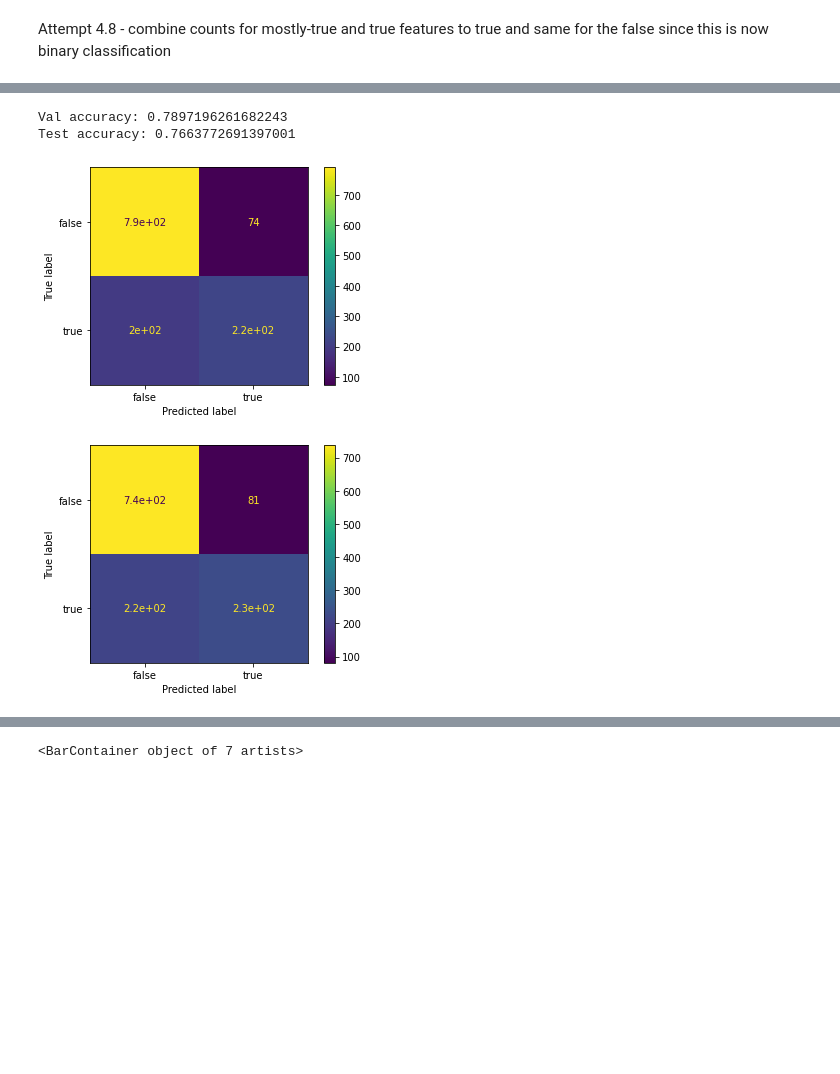
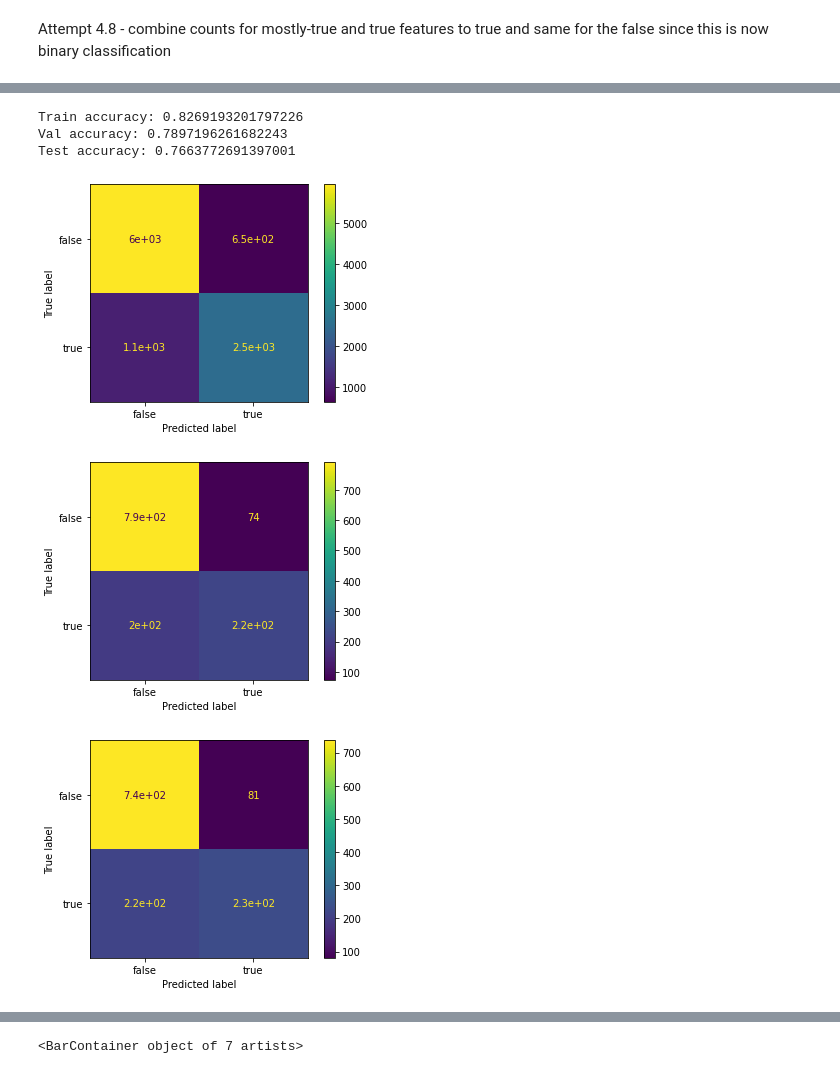
Before and after one commit to sshetkar3858/EE461P_Final_Project_Fake_News_Classifier, a Jupyter notebook: liar/catboost_exploration.ipynb, the cells around one changed output, grey strips where cells are left out. Drawn from its saved outputs; the diff is of its cells as text; code cells hidden in the pictures; blank space fills up the shorter version.

```diff
--- a/liar/catboost_exploration.ipynb
+++ b/liar/catboost_exploration.ipynb
@@ -478,13 +518,18 @@ model, y_val_preds, y_test_preds = out4_8
 # %%
+train_acc_score = accuracy_score(y_train, model.predict(X_train))
+plot_confusion_matrix(model, X_train, y_train)
+print(f'Train accuracy: {train_acc_score}')
 plot_confusion_matrix(model, X_val, y_val)
 val_acc_score = accuracy_score(y_val, y_val_preds)
 test_acc_score = accuracy_score(y_test, y_test_preds)
 print(f'Val accuracy: {val_acc_score}')
 plot_confusion_matrix(model, X_test, y_test)
 print(f'Test accuracy: {test_acc_score}')
 # %% [output]
+Train accuracy: 0.8269193201797226
 Val accuracy: 0.7897196261682243
 Test accuracy: 0.7663772691397001
-[figure, old version]
+[figure, new version]
-[figure, old version]
+[figure, new version]
+[figure, added]
 # %%
```
Also changed, not shown: parts of 18 cells of this notebook, 3 other files.
